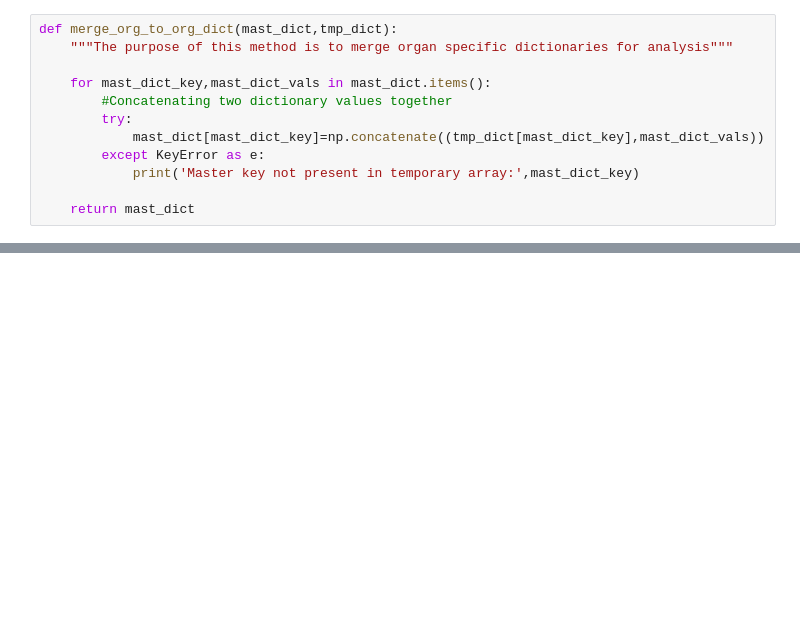
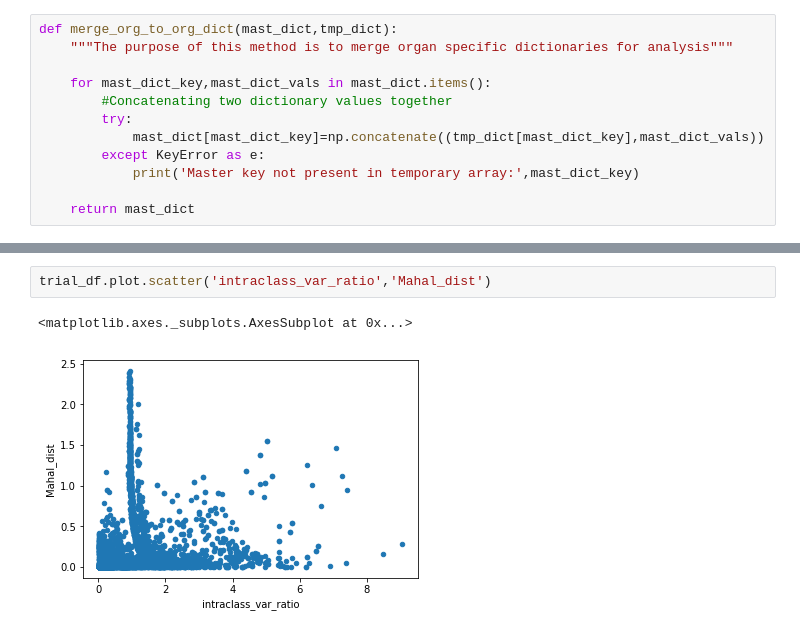
Before and after one commit to Larkinnjm1/Masters-Thesis-GLCM-repository, a Jupyter notebook: jupyter_notebooks/Main notebooks/Simple GCLm analysis.ipynb, the cells around one changed output, grey strips where cells are left out. Drawn from its saved outputs; the diff is of its cells as text; blank space fills up the shorter version.

```diff
--- a/jupyter_notebooks/Main notebooks/Simple GCLm analysis.ipynb
+++ b/jupyter_notebooks/Main notebooks/Simple GCLm analysis.ipynb
@@ -515,0 +838,5 @@ def bhatt_dist_approx_stat_summary(stat_sum_1,stat_sum_2):
+# %%
+trial_df.plot.scatter('intraclass_var_ratio','Mahal_dist')
+# %% [output]
+<matplotlib.axes._subplots.AxesSubplot at 0x...>
+[figure, added]
```
Also changed, not shown: parts of 120 cells of this notebook, 1 other file.
